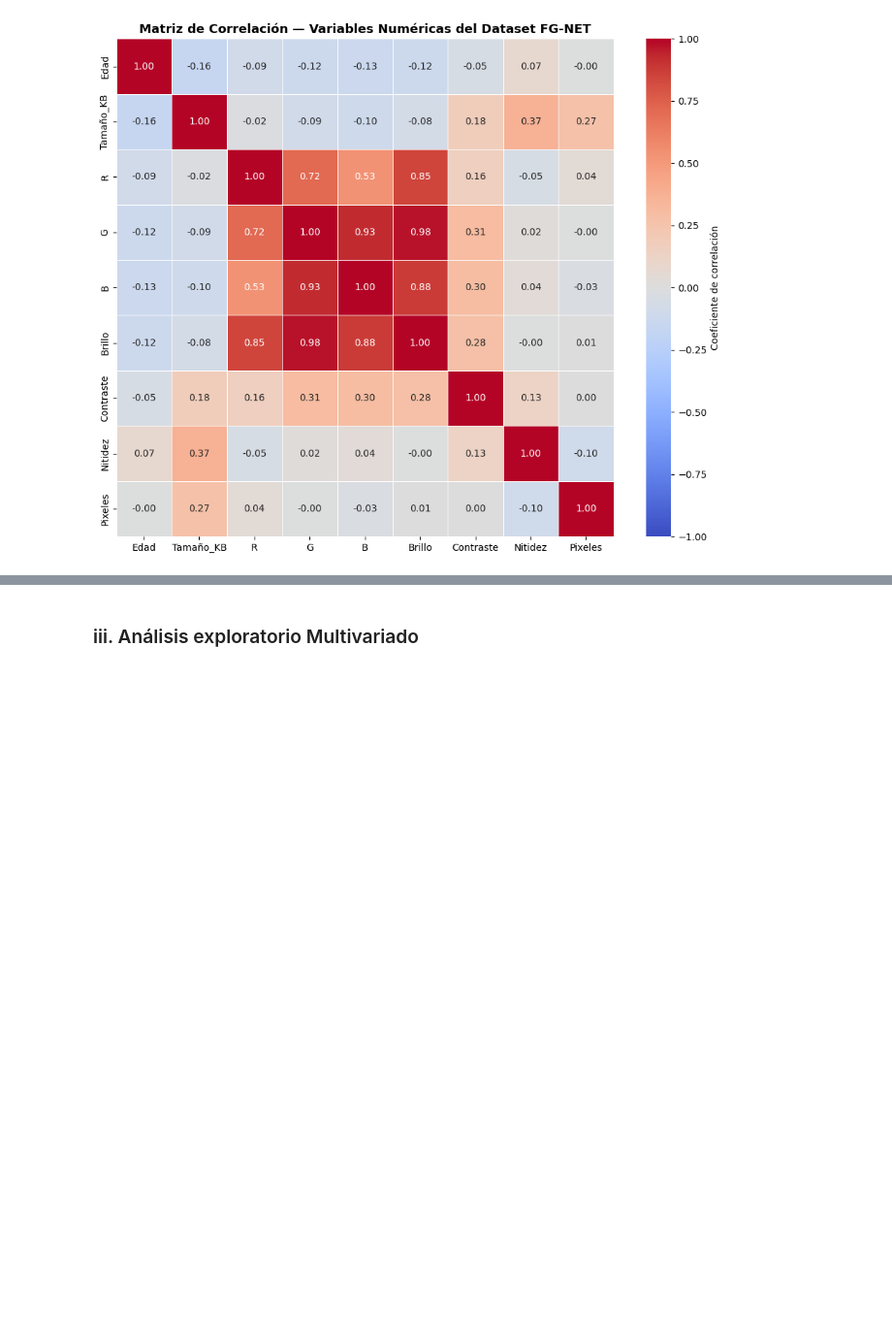
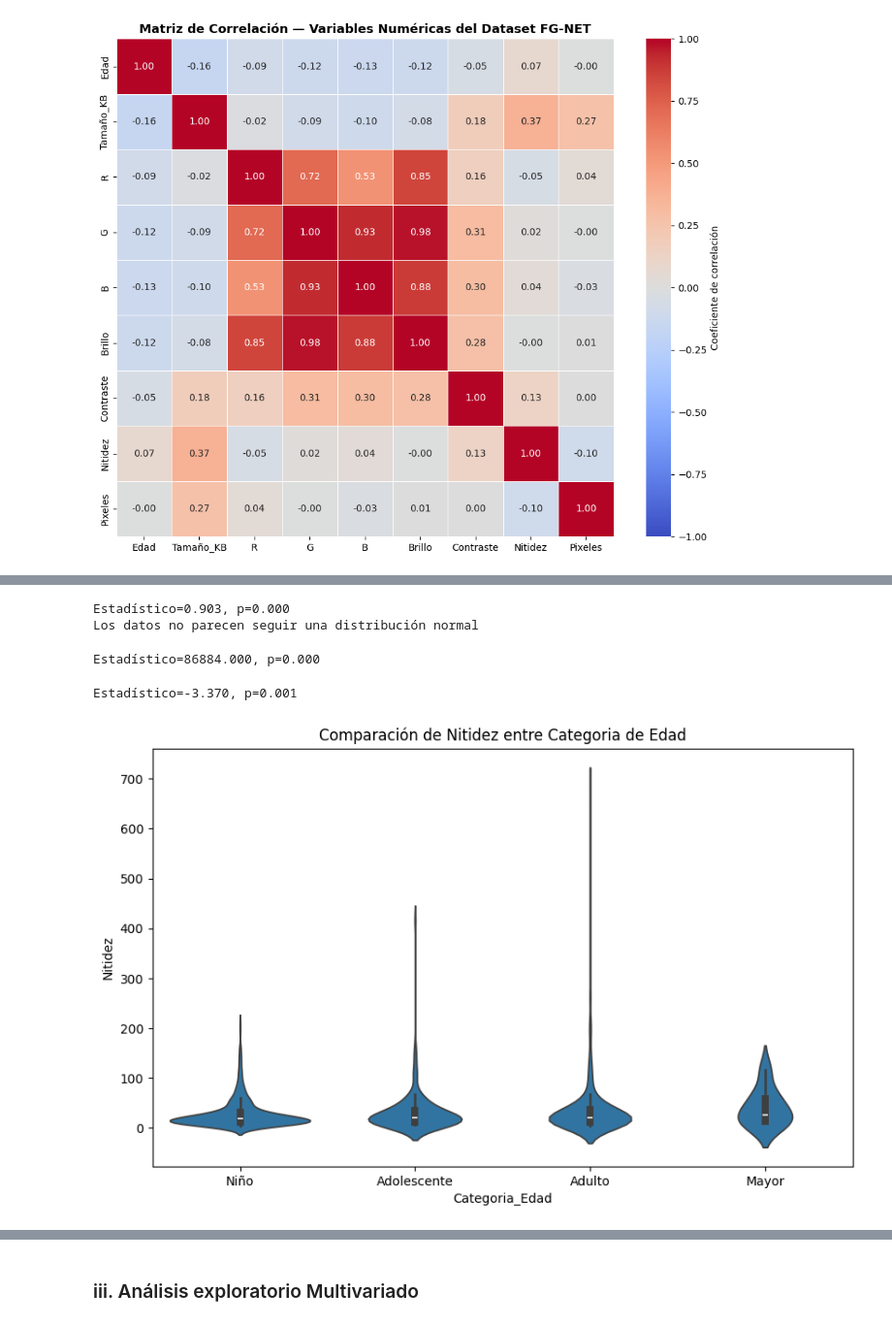
Before and after one commit to ZTARSNOVA/EDA-FGNET, a Jupyter notebook: FGNET_Avance2.ipynb, the cells around one changed output, grey strips where cells are left out. Shown at 97% size. Drawn from its saved outputs; the diff is of its cells as text; code cells hidden in the pictures; blank space fills up the shorter version.

```diff
--- a/FGNET_Avance2.ipynb
+++ b/FGNET_Avance2.ipynb
@@ -461,0 +754,36 @@ plt.show()
+# %%
+#prueba de normalidad para Edad
+from scipy.stats import shapiro
+stat, p = shapiro(df['Edad'])
+print('Estadístico=%.3f, p=%.3f' % (stat, p))
+if p > 0.05:
+    print("Los datos parecen seguir una distribución normal")
+else:
+    print("Los datos no parecen seguir una distribución normal")
+# %% [output]
+Estadístico=0.903, p=0.000
+Los datos no parecen seguir una distribución normal
+# %%
+#Prueba de Mann-Whitney U para comparar años de experiencia entre solo los sexos
+from scipy.stats import mannwhitneyu
+Man = df[df['Sexo'] == 'Woman']['Edad']
+Women = df[df['Sexo'] == 'Man']['Edad']
+stat, p = mannwhitneyu(Man, Women)
+print('Estadístico=%.3f, p=%.3f' % (stat, p))
+# %% [output]
+Estadístico=86884.000, p=0.000
+# %%
+# Prueba t de Student para comparar Edad entre Sexo
+from scipy.stats import ttest_ind
+stat, p = ttest_ind(Man, Women)
+print('Estadístico=%.3f, p=%.3f' % (stat, p))
+# %% [output]
+Estadístico=-3.370, p=0.001
+# %%
+# 8. gráfico de violín para comparar la nitidez entre categoria de edad
+plt.figure(figsize=(10, 6))
+sns.violinplot(x='Categoria_Edad', y='Nitidez', data=df)
+plt.title('Comparación de Nitidez entre Categoria de Edad')
+plt.show()
+# %% [output]
+[figure, added]
```
Also changed, not shown: parts of 20 cells of this notebook.
